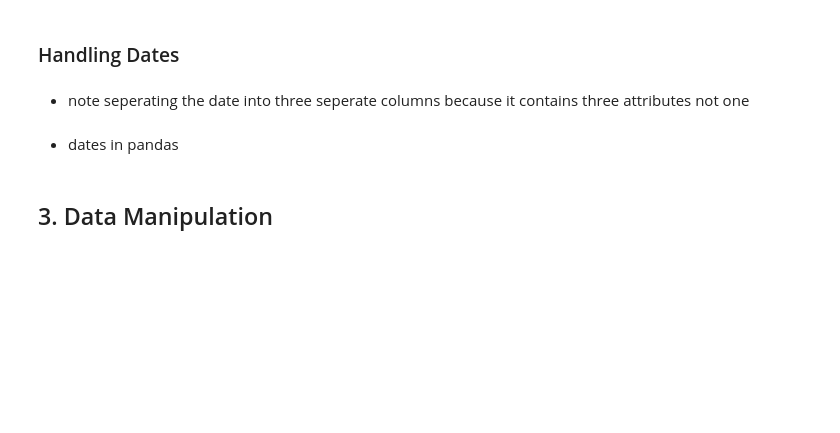
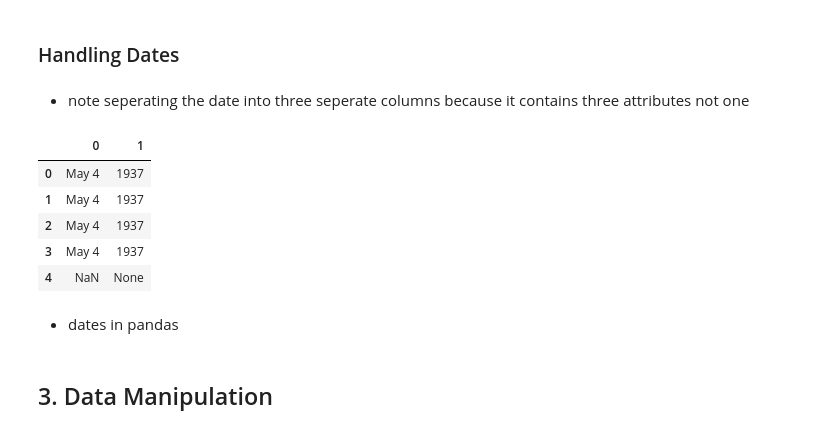
Before and after one commit to umd-cases/dcic_baltimore-notebook, a Jupyter notebook: baltimore_redlining_notebook/notebook/Baltimore .ipynb, the cells around one changed output. Saved outputs shown, nothing was run; the diff lists cells and outputs as text; code cells hidden in the pictures; blank space fills up the shorter version.

```diff
--- a/baltimore_redlining_notebook/notebook/Baltimore .ipynb
+++ b/baltimore_redlining_notebook/notebook/Baltimore .ipynb
@@ -271,6 +306,17 @@ Name: Population_Increase_rank, dtype: object
 ### Handling Dates
 # %% [markdown]
 - note seperating the date into three seperate columns because it contains three attributes not one
+# %%
+# need to split on multiple characters
+newdf = df['Date'].str.split(',', n = 1, expand = True)
+newdf.head()
+# %% [output]
+|  | 0 | 1 |
+| 0 | May 4 | 1937 |
+| 1 | May 4 | 1937 |
+| 2 | May 4 | 1937 |
+| 3 | May 4 | 1937 |
+| 4 | NaN | None |
 # %% [markdown]
 - dates in pandas
 # %% [markdown]
```
Also changed, not shown: parts of 6 cells of this notebook, 1 other file.
